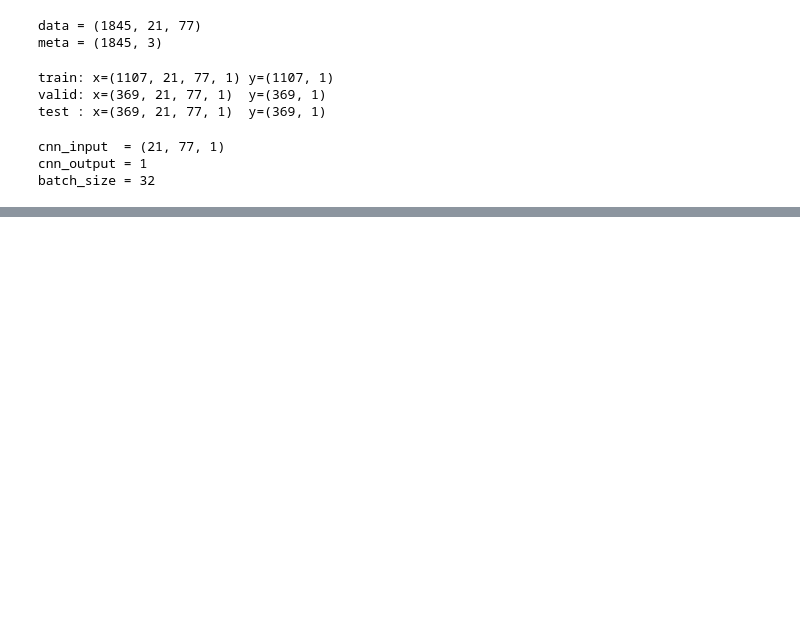
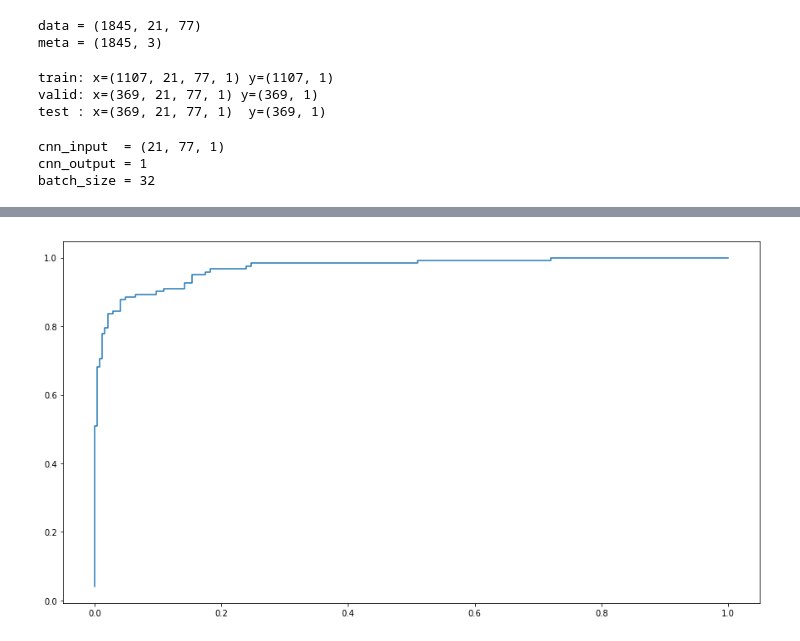
Before and after one commit to valdasraps/eeg-spikes, a Jupyter notebook: notebooks/CNN.ipynb, the cells around one changed output, grey strips where cells are left out. Cells and saved outputs as stored; diff of their text form; code cells hidden in the pictures; blank space fills up the shorter version.

```diff
--- a/notebooks/CNN.ipynb
+++ b/notebooks/CNN.ipynb
@@ -154,0 +161,6 @@ array([[246,   9],
+# %%
+roc = roc_curve(y_test, model.predict(x_test))
+plt.plot(roc[0],roc[1])
+plt.show()
+# %% [output]
+[figure, added]
```
Also changed, not shown: parts of 12 cells of this notebook.
